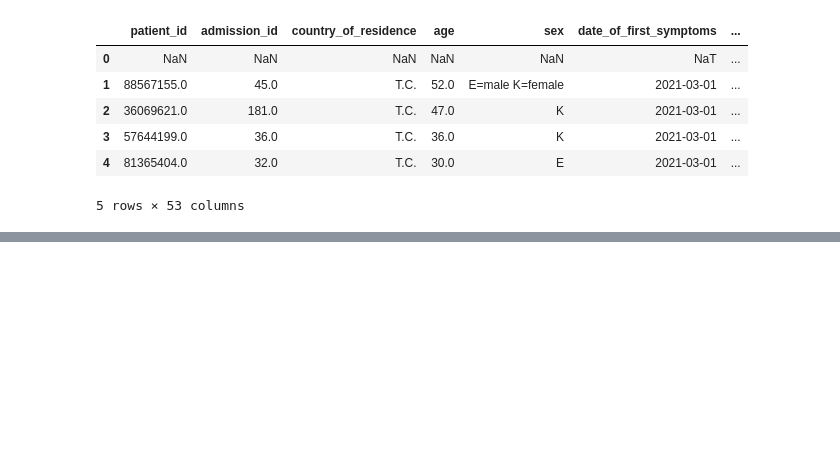
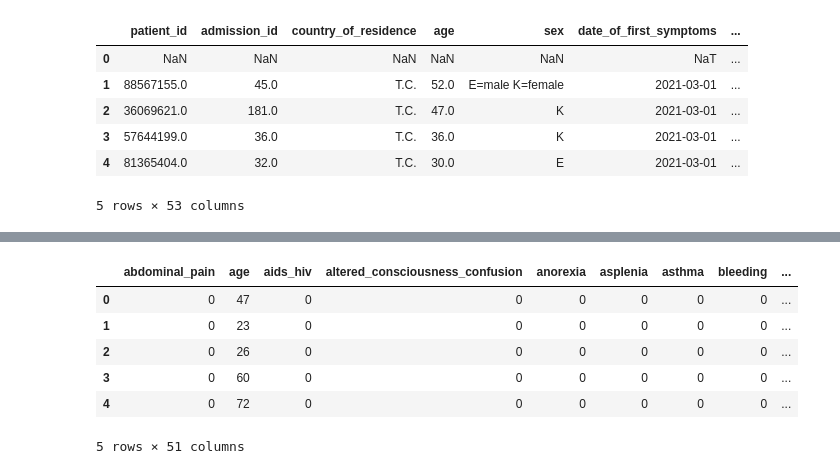
Before and after one commit to dasiemens-coder/data_processes_assignment_2_v2, a Jupyter notebook: assignment2_colums.ipynb, the cells around one changed output, grey strips where cells are left out. Drawn from its saved outputs; the diff is of its cells as text; code cells hidden in the pictures; blank space fills up the shorter version.

```diff
--- a/assignment2_colums.ipynb
+++ b/assignment2_colums.ipynb
@@ -180,0 +249,15 @@ hospital2.rename(columns=rename_hospital2, inplace=True)
+# %%
+# since we do the intersection between doth datasets, the columns that are not in both is going to be excluded directly
+common_columns = sorted(set(hospital1.columns).intersection(set(hospital2.columns)))
+
+all_patients = pd.concat([hospital1[common_columns], hospital2[common_columns]], ignore_index=True)
+all_patients.drop(['patient_id'], axis=1, inplace=True) #this one is in both
+all_patients.head()
+# %% [output]
+|  | abdominal_pain | age | aids_hiv | altered_consciousness_confusion | anorexia | asplenia | asthma | bleeding | ... |
+| 0 | 0 | 47 | 0 | 0 | 0 | 0 | 0 | 0 | ... |
+| 1 | 0 | 23 | 0 | 0 | 0 | 0 | 0 | 0 | ... |
+| 2 | 0 | 26 | 0 | 0 | 0 | 0 | 0 | 0 | ... |
+| 3 | 0 | 60 | 0 | 0 | 0 | 0 | 0 | 0 | ... |
+| 4 | 0 | 72 | 0 | 0 | 0 | 0 | 0 | 0 | ... |
+5 rows × 51 columns
```
Also changed, not shown: parts of 8 cells of this notebook.
